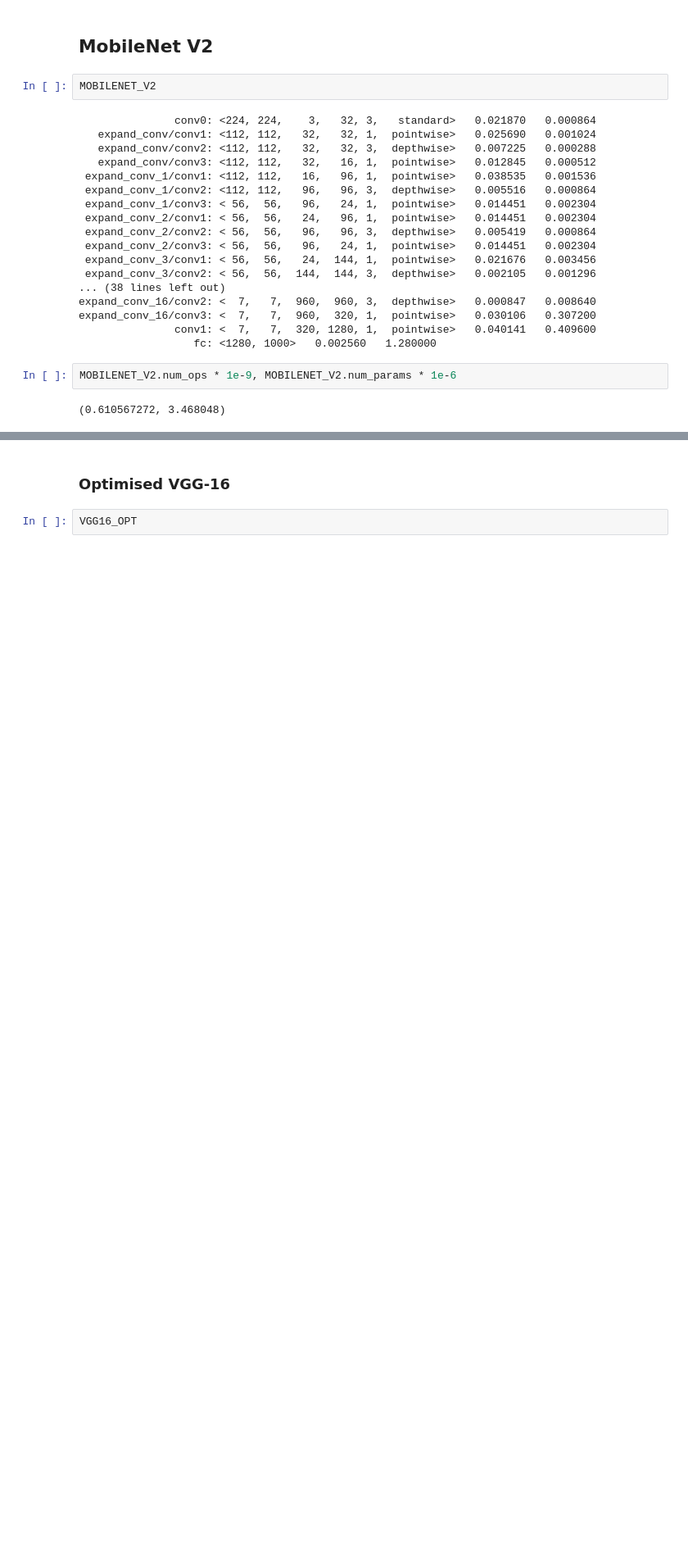
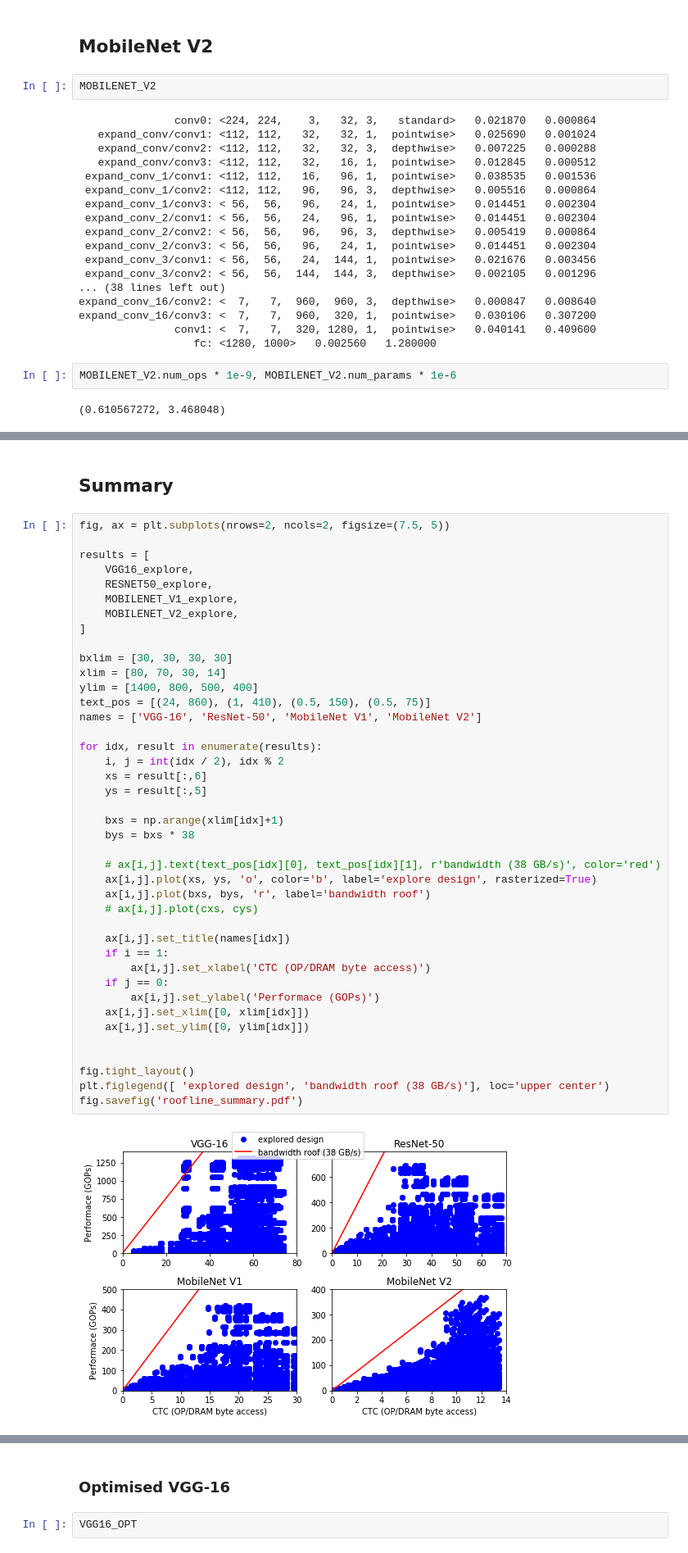
Before and after one commit to kumasento/deacon, a Jupyter notebook: experimental/notebooks/perf_predict.ipynb, the cells around one changed output, grey strips where cells are left out. Shown at 82% size. Saved outputs shown, nothing was run; the diff lists cells and outputs as text; blank space fills up the shorter version.

```diff
--- a/experimental/notebooks/perf_predict.ipynb
+++ b/experimental/notebooks/perf_predict.ipynb
@@ -326,0 +462,45 @@ fig.savefig('mobilenet_v2_roofline.pdf')
+# %% [markdown]
+## Summary
+# %%
+fig, ax = plt.subplots(nrows=2, ncols=2, figsize=(7.5, 5))
+
+results = [
+    VGG16_explore,
+    RESNET50_explore,
+    MOBILENET_V1_explore,
+    MOBILENET_V2_explore,
+]
+
+bxlim = [30, 30, 30, 30]
+xlim = [80, 70, 30, 14]
+ylim = [1400, 800, 500, 400]
+text_pos = [(24, 860), (1, 410), (0.5, 150), (0.5, 75)]
+names = ['VGG-16', 'ResNet-50', 'MobileNet V1', 'MobileNet V2']
+
+for idx, result in enumerate(results):
+    i, j = int(idx / 2), idx % 2
+    xs = result[:,6]
+    ys = result[:,5]
+
+    bxs = np.arange(xlim[idx]+1)
+    bys = bxs * 38
+
+    # ax[i,j].text(text_pos[idx][0], text_pos[idx][1], r'bandwidth (38 GB/s)', color='red')
+    ax[i,j].plot(xs, ys, 'o', color='b', label='explore design', rasterized=True)
+    ax[i,j].plot(bxs, bys, 'r', label='bandwidth roof')
+    # ax[i,j].plot(cxs, cys)
+
+    ax[i,j].set_title(names[idx])
+    if i == 1:
+        ax[i,j].set_xlabel('CTC (OP/DRAM byte access)')
+    if j == 0:
+        ax[i,j].set_ylabel('Performace (GOPs)')
+    ax[i,j].set_xlim([0, xlim[idx]])
+    ax[i,j].set_ylim([0, ylim[idx]])
+
+
+fig.tight_layout()
+plt.figlegend([ 'explored design', 'bandwidth roof (38 GB/s)'], loc='upper center')
+fig.savefig('roofline_summary.pdf')
+# %% [output]
+[figure, added]
```
Also changed, not shown: parts of 43 cells of this notebook, 20 other files.
